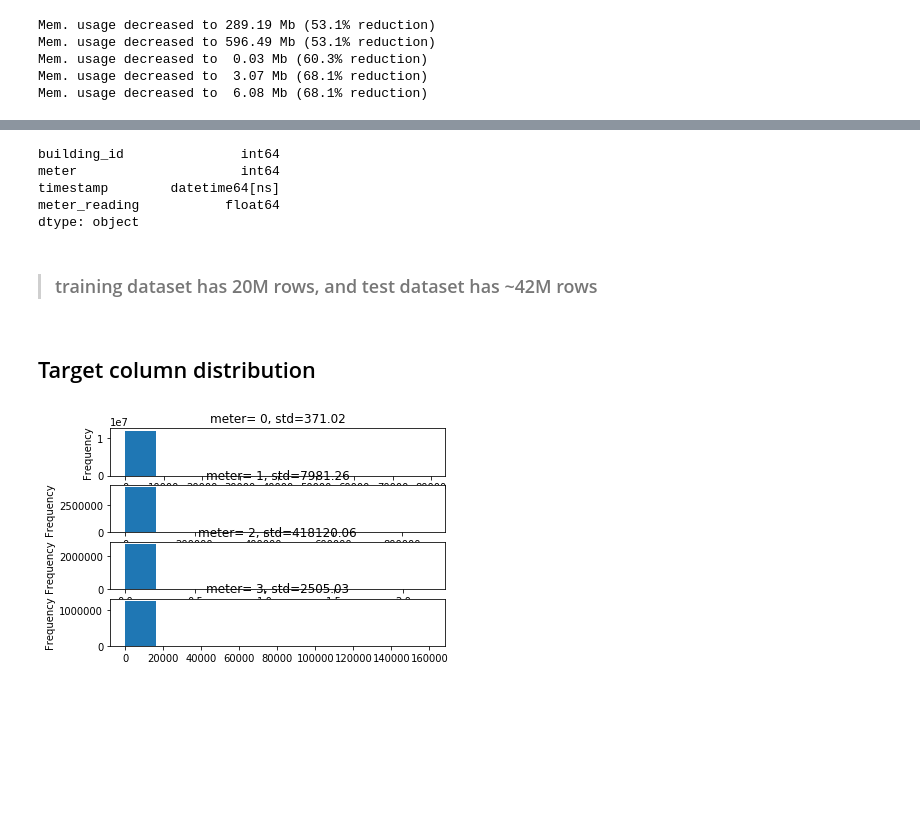
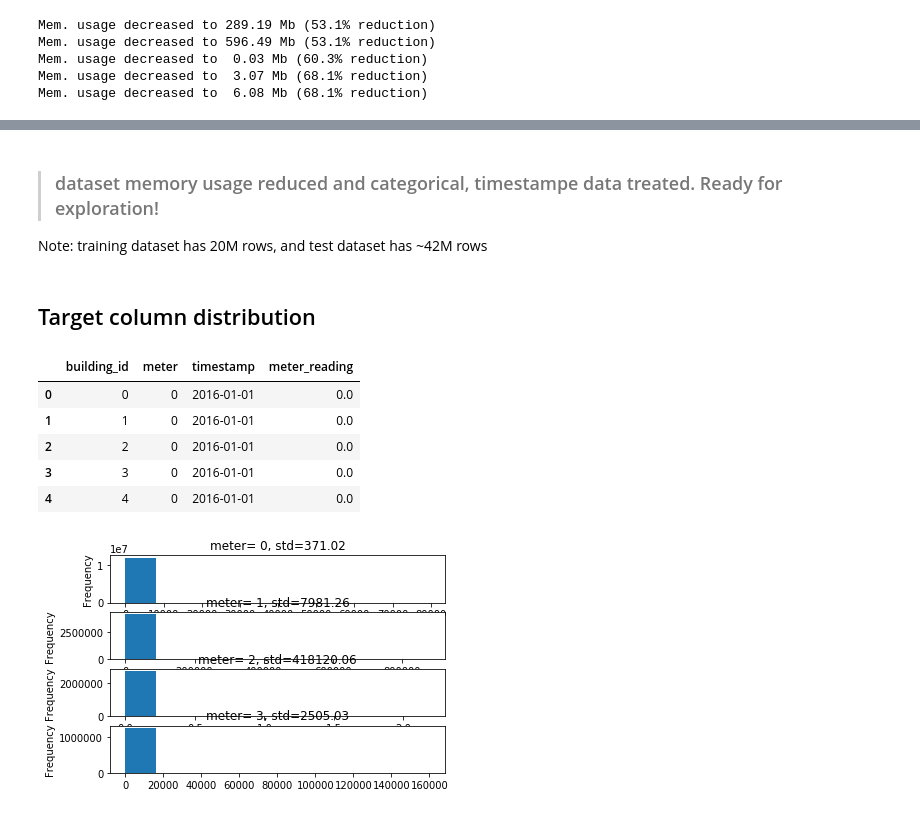
Before and after one commit to wanda15tw/kaggle_ashrae_energy_prediction, a Jupyter notebook: notebooks/01 EDA.ipynb, the cells around one changed output, grey strips where cells are left out. Cells and saved outputs as stored; diff of their text form; code cells hidden in the pictures; blank space fills up the shorter version.

```diff
--- a/notebooks/01 EDA.ipynb
+++ b/notebooks/01 EDA.ipynb
@@ -152,8 +163,0 @@ Wall time: 21.6 s
-# %%
-train.dtypes
-# %% [output]
-building_id               int64
-meter                     int64
-timestamp        datetime64[ns]
-meter_reading           float64
-dtype: object
@@ -160,7 +166,17 @@ dtype: object
 # %% [markdown]
-> ### training dataset has 20M rows, and test dataset has ~42M rows
+> ### dataset memory usage reduced and categorical, timestampe data treated. Ready for exploration!
+Note: training dataset has 20M rows, and test dataset has ~42M rows
 # %% [markdown]
 ## Target column distribution
+# %%
+train.head()
+# %% [output]
+|  | building_id | meter | timestamp | meter_reading |
+| 0 | 0 | 0 | 2016-01-01 | 0.0 |
+| 1 | 1 | 0 | 2016-01-01 | 0.0 |
+| 2 | 2 | 0 | 2016-01-01 | 0.0 |
+| 3 | 3 | 0 | 2016-01-01 | 0.0 |
+| 4 | 4 | 0 | 2016-01-01 | 0.0 |
 # %%
 # Univariate
 #fig, ax = plt.subplot(4, 1)
```
Also changed, not shown: parts of 23 cells of this notebook.
